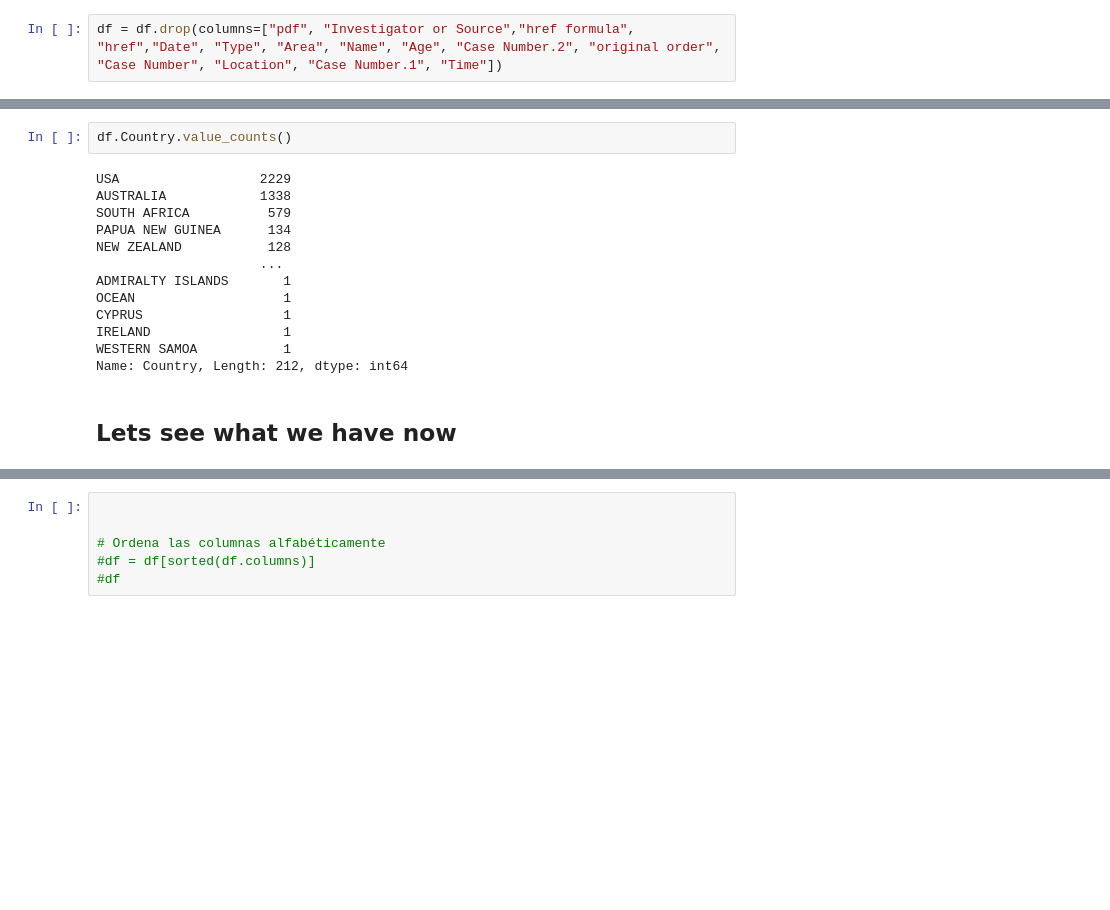
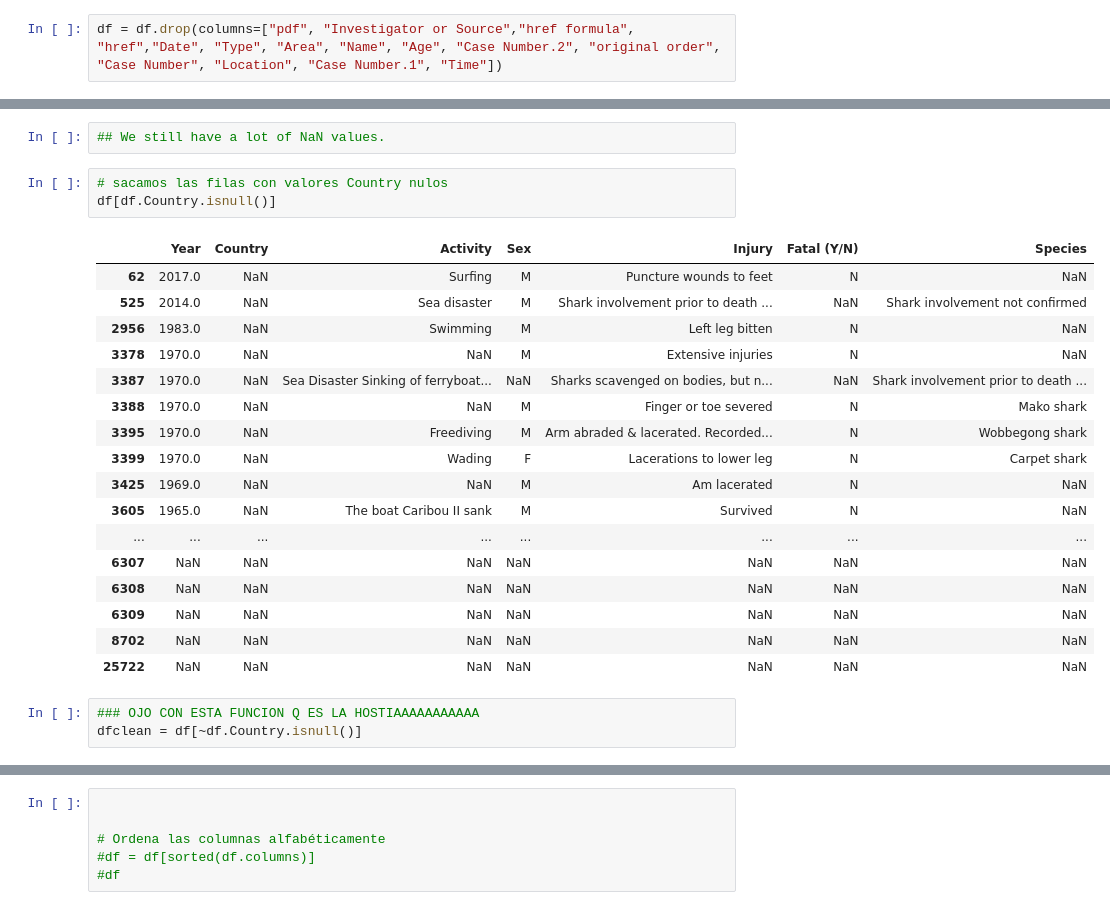
Before and after one commit to CarlosSanzDGP/Datasharks, a Jupyter notebook: Cleaning.ipynb, the cells around one changed output, grey strips where cells are left out. Cells and saved outputs as stored; diff of their text form; blank space fills up the shorter version.

```diff
--- a/Cleaning.ipynb
+++ b/Cleaning.ipynb
@@ -194,17 +196,26 @@ df
-# %%
-df.Country.value_counts()
-# %% [output]
-USA                  2229
-AUSTRALIA            1338
-SOUTH AFRICA          579
-PAPUA NEW GUINEA      134
-NEW ZEALAND           128
-                     ...
-ADMIRALTY ISLANDS       1
-OCEAN                   1
-CYPRUS                  1
-IRELAND                 1
-WESTERN SAMOA           1
-Name: Country, Length: 212, dtype: int64
-# %% [markdown]
-## Lets see what we have now
+# %%
+## We still have a lot of NaN values.
+# %%
+# sacamos las filas con valores Country nulos
+df[df.Country.isnull()]
+# %% [output]
+|  | Year | Country | Activity | Sex | Injury | Fatal (Y/N) | Species |
+| 62 | 2017.0 | NaN | Surfing | M | Puncture wounds to feet | N | NaN |
+| 525 | 2014.0 | NaN | Sea disaster | M | Shark involvement prior to death ... | NaN | Shark involvement not confirmed |
+| 2956 | 1983.0 | NaN | Swimming | M | Left leg bitten | N | NaN |
+| 3378 | 1970.0 | NaN | NaN | M | Extensive injuries | N | NaN |
+| 3387 | 1970.0 | NaN | Sea Disaster Sinking of ferryboat... | NaN | Sharks scavenged on bodies, but n... | NaN | Shark involvement prior to death ... |
+| 3388 | 1970.0 | NaN | NaN | M | Finger or toe severed | N | Mako shark |
+| 3395 | 1970.0 | NaN | Freediving | M | Arm abraded & lacerated. Recorded... | N | Wobbegong shark |
+| 3399 | 1970.0 | NaN | Wading | F | Lacerations to lower leg | N | Carpet shark |
+| 3425 | 1969.0 | NaN | NaN | M | Am lacerated | N | NaN |
+| 3605 | 1965.0 | NaN | The boat Caribou II sank | M | Survived | N | NaN |
+| ... | ... | ... | ... | ... | ... | ... | ... |
+| 6307 | NaN | NaN | NaN | NaN | NaN | NaN | NaN |
+| 6308 | NaN | NaN | NaN | NaN | NaN | NaN | NaN |
+| 6309 | NaN | NaN | NaN | NaN | NaN | NaN | NaN |
+| 8702 | NaN | NaN | NaN | NaN | NaN | NaN | NaN |
+| 25722 | NaN | NaN | NaN | NaN | NaN | NaN | NaN |
+# %%
+### OJO CON ESTA FUNCION Q ES LA HOSTIAAAAAAAAAAA
+dfclean = df[~df.Country.isnull()]
```
Also changed, not shown: parts of 35 cells of this notebook.
